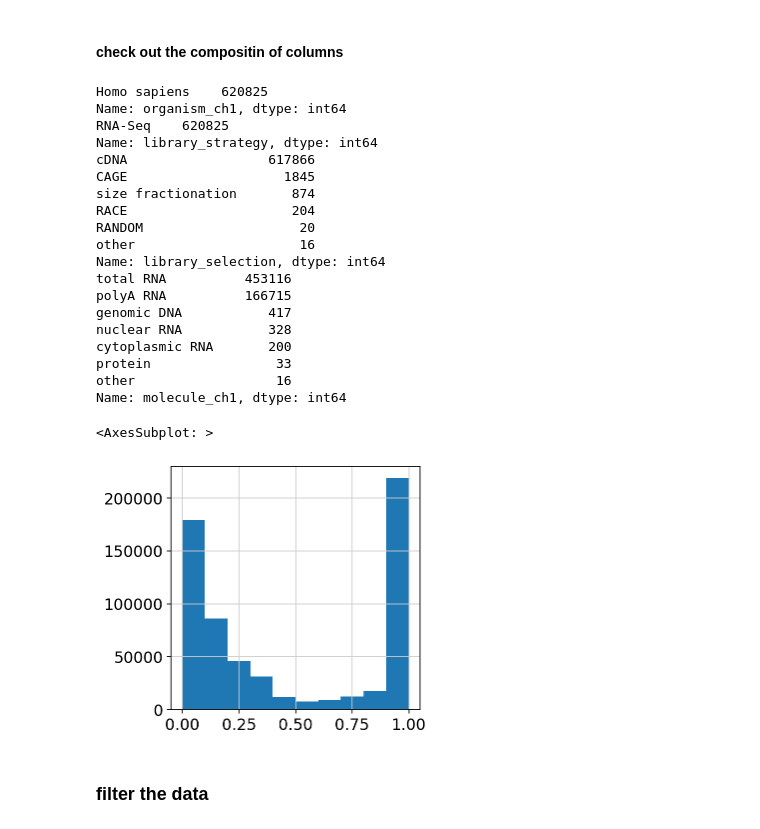
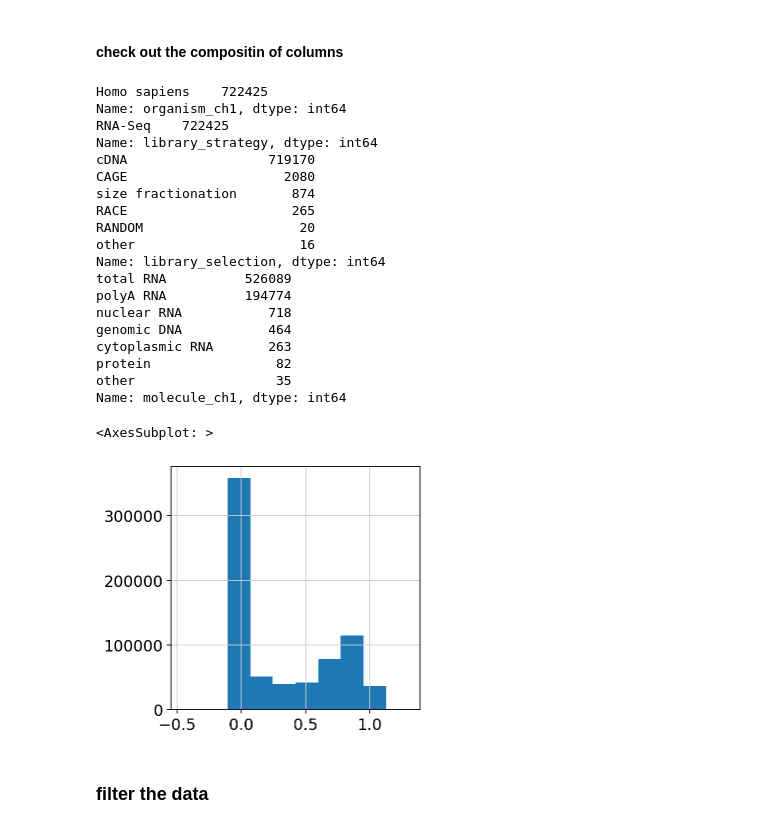
Before and after one commit to megadesk/ARCHS4_bulk_RNAseq_project, a Jupyter notebook: nbs/template_ARCHS4.ipynb, the cells around one changed output. Drawn from its saved outputs; the diff is of its cells as text; code cells hidden in the pictures.

```diff
--- a/nbs/template_ARCHS4.ipynb
+++ b/nbs/template_ARCHS4.ipynb
@@ -49,9 +51,11 @@ class G():
     repo_parent_dir='../../'
     WRITE_CACHE=False
     #input files
-    ARCHS4_H5_file='/home/ubuntu/data/ARCHS4/archs4_gene_human_v2.1.2.h5'
+    #ARCHS4_H5_file='/home/ubuntu/data/ARCHS4/archs4_gene_human_v2.1.2.h5'
+    ARCHS4_H5_file='/home/ubuntu/data/ARCHS4/human_gene_v2.2.h5'
 
     #output files
+    filtered_meta_data_csv_file='meta_samples_dermatitis.csv'
 
     #variables to change
     save_output=True
@@ -160,10 +379,10 @@ Wall time: 1.7 ms
 # %% [markdown]
 ### load the metadata
 # %%
-
 df_meta_src=load_ARCHS4_H5_to_df( G.ARCHS4_H5_file )
 print(df_meta_src.shape)
 #df_meta_src.to_csv('meta_samples.csv', index=False)
 #df_meta_src=pd.read_csv('meta_samples.csv')
-df_meta_src.head(2)
+df_meta=df_meta_src.copy()
+df_meta.head(2)
 # %% [output]
@@ -177,41 +393,41 @@ df=df_meta_src.copy()
 # %% [markdown]
 #### check out the compositin of columns
 # %%
-print(df['organism_ch1'].value_counts())
-print(df['library_strategy'].value_counts())
-print(df['library_selection'].value_counts())
-print(df['molecule_ch1'].value_counts()) # RNA
+print(df_meta['organism_ch1'].value_counts())
+print(df_meta['library_strategy'].value_counts())
+print(df_meta['library_selection'].value_counts())
+print(df_meta['molecule_ch1'].value_counts()) # RNA
 #print(df['type'].value_counts())
 #print(df['status'].value_counts())
 #print(df['platform_id'].value_counts())
 #print(df['instrument_model'].value_counts())
 #print(df['relation'].value_counts())
 #print(df['series_id'].value_counts())
 #print(df['sra_id'].value_counts())
 #print(df['data_processing'].value_counts())
-df['singlecellprobability'].hist()
+df_meta['singlecellprobability'].hist()
 # %% [output]
-Homo sapiens    620825
+Homo sapiens    722425
 Name: organism_ch1, dtype: int64
-RNA-Seq    620825
+RNA-Seq    722425
 Name: library_strategy, dtype: int64
-cDNA                  617866
-CAGE                    1845
+cDNA                  719170
+CAGE                    2080
 size fractionation       874
-RACE                     204
+RACE                     265
 RANDOM                    20
 other                     16
 Name: library_selection, dtype: int64
-total RNA          453116
-polyA RNA          166715
-genomic DNA           417
-nuclear RNA           328
-cytoplasmic RNA       200
-protein                33
-other                  16
+total RNA          526089
+polyA RNA          194774
+nuclear RNA           718
+genomic DNA           464
+cytoplasmic RNA       263
+protein                82
+other                  35
 Name: molecule_ch1, dtype: int64
 <AxesSubplot: >
-[figure, old version]
+[figure, new version]
 # %% [markdown]
 ### filter  the data
 # %% [markdown]
```
Also changed, not shown: parts of 26 cells of this notebook, 21 other files.
